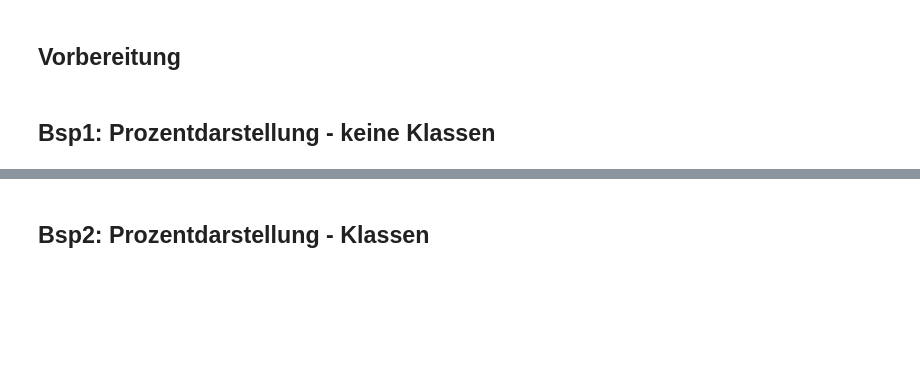
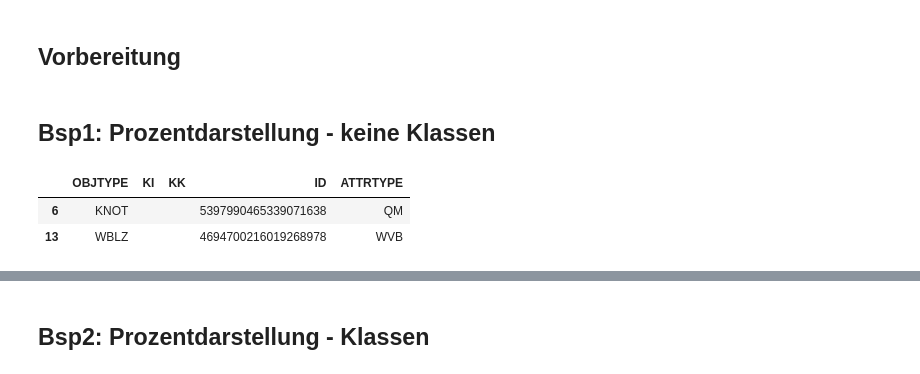
Before and after one commit to aw3s/PT3S, a Jupyter notebook: PT3S.ipynb, the cells around one changed output, grey strips where cells are left out. Drawn from its saved outputs; the diff is of its cells as text; code cells hidden in the pictures; blank space fills up the shorter version.

```diff
--- a/PT3S.ipynb
+++ b/PT3S.ipynb
@@ -80,0 +121,6 @@ rm=Rm.Rm(xm=xm,mx=mx)
+# %%
+df[df['KI'].str.len()==0]
+# %% [output]
+|  | OBJTYPE | KI | KK | ID | ATTRTYPE |
+| 6 | KNOT |  |  | 5397990465339071638 | QM |
+| 13 | WBLZ |  |  | 4694700216019268978 | WVB |
```
Also changed, not shown: parts of 12 cells of this notebook, 7 other files.
